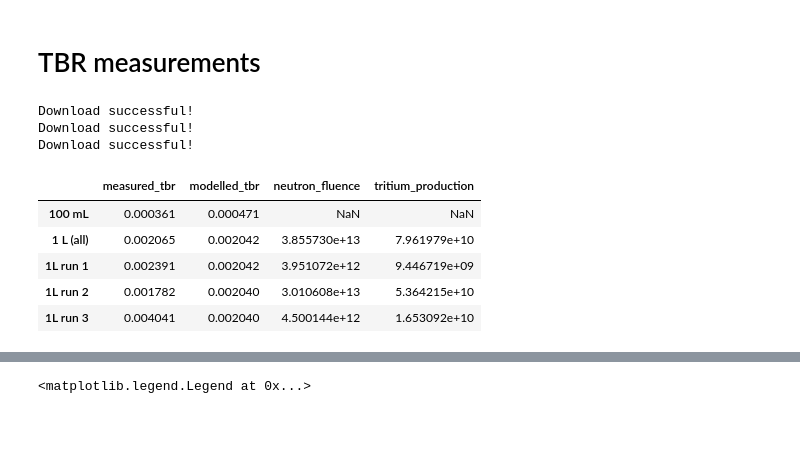
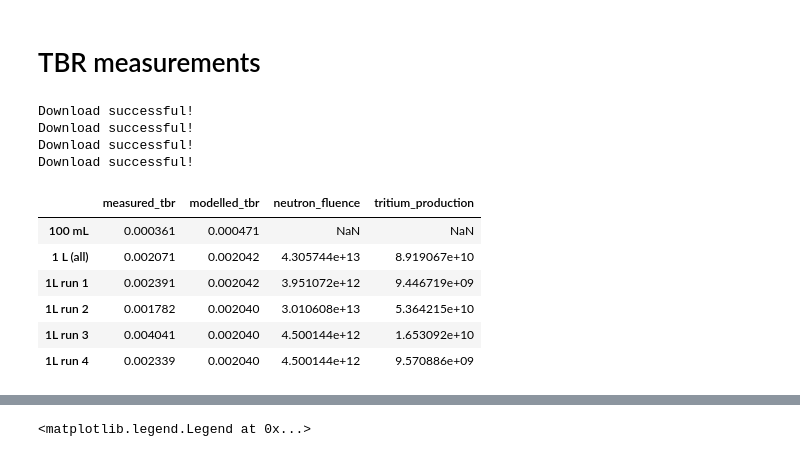
Before and after one commit to LIBRA-project/baby-1l-paper, a Jupyter notebook: main.ipynb, the cells around one changed output, grey strips where cells are left out. Cells and saved outputs as stored; diff of their text form; code cells hidden in the pictures; blank space fills up the shorter version.

```diff
--- a/main.ipynb
+++ b/main.ipynb
@@ -34,10 +34,14 @@ data_1l_run_2 = get_data(
 data_1l_run_3 = get_data(
     "https://raw.githubusercontent.com/LIBRA-project/BABY-1L-run-3/refs/heads/main/data/processed_data.json"
 )
+data_1l_run_4 = get_data(
+    "https://raw.githubusercontent.com/LIBRA-project/BABY-1L-run-4/refs/heads/main/data/processed_data.json"
+)
 # %% [output]
 Download successful!
 Download successful!
 Download successful!
+Download successful!
 # %%
 from libra_toolbox.tritium import ureg
 from libra_toolbox.tritium.model import activity_to_quantity
@@ -75,9 +79,7 @@ def get_total_tritium_prod(data) -> float:
 import numpy as np
 
 # Extract TBR data for 100 mL
-measured_tbr_100ml = np.mean(
-    list(tbr_data.values())
-)
+measured_tbr_100ml = np.mean(list(tbr_data.values()))
 
 modelled_tbr_1l = data_1l_run_1.get("modelled_TBR", {}).get("mean", None)
 
@@ -86,6 +88,7 @@ total_neutron_fluence_1l = sum(
         get_neutron_fluence(data_1l_run_1),
         get_neutron_fluence(data_1l_run_2),
         get_neutron_fluence(data_1l_run_3),
+        get_neutron_fluence(data_1l_run_4),
     ]
 )
 total_tritium_production_1l = sum(
@@ -93,6 +96,7 @@ total_tritium_production_1l = sum(
         get_total_tritium_prod(data_1l_run_1),
         get_total_tritium_prod(data_1l_run_2),
         get_total_tritium_prod(data_1l_run_3),
+        get_total_tritium_prod(data_1l_run_4),
     ]
 )
 
@@ -110,37 +114,44 @@ data_dict = {
         "measured_tbr": measured_tbr_1l,
         "modelled_tbr": modelled_tbr_1l,
         "neutron_fluence": total_neutron_fluence_1l,
-        "tritium_production": total_tritium_production_1l
+        "tritium_production": total_tritium_production_1l,
     },
     "1L run 1": {
         "measured_tbr": data_1l_run_1.get("measured_TBR", {}).get("value", None),
         "modelled_tbr": data_1l_run_1.get("modelled_TBR", {}).get("mean", None),
         "neutron_fluence": get_neutron_fluence(data_1l_run_1),
         "tritium_production": get_total_tritium_prod(data_1l_run_1),
     },
     "1L run 2": {
         "measured_tbr": data_1l_run_2.get("measured_TBR", {}).get("value", None),
         "modelled_tbr": data_1l_run_2.get("modelled_TBR", {}).get("mean", None),
         "neutron_fluence": get_neutron_fluence(data_1l_run_2),
         "tritium_production": get_total_tritium_prod(data_1l_run_2),
     },
     "1L run 3": {
         "measured_tbr": data_1l_run_3.get("measured_TBR", {}).get("value", None),
         "modelled_tbr": data_1l_run_3.get("modelled_TBR", {}).get("mean", None),
         "neutron_fluence": get_neutron_fluence(data_1l_run_3),
         "tritium_production": get_total_tritium_prod(data_1l_run_3),
     },
+    "1L run 4": {
+        "measured_tbr": data_1l_run_4.get("measured_TBR", {}).get("value", None),
+        "modelled_tbr": data_1l_run_4.get("modelled_TBR", {}).get("mean", None),
+        "neutron_fluence": get_neutron_fluence(data_1l_run_4),
+        "tritium_production": get_total_tritium_prod(data_1l_run_4),
+    },
 }
 
 # Create a DataFrame
-df_tbr = pd.DataFrame.from_dict(data_dict, orient='index')
+df_tbr = pd.DataFrame.from_dict(data_dict, orient="index")
 
 # Display the DataFrame
 display(df_tbr)
 # %% [output]
 |  | measured_tbr | modelled_tbr | neutron_fluence | tritium_production |
 | 100 mL | 0.000361 | 0.000471 | NaN | NaN |
-| 1 L (all) | 0.002065 | 0.002042 | 3.855730e+13 | 7.961979e+10 |
+| 1 L (all) | 0.002071 | 0.002042 | 4.305744e+13 | 8.919067e+10 |
 | 1L run 1 | 0.002391 | 0.002042 | 3.951072e+12 | 9.446719e+09 |
 | 1L run 2 | 0.001782 | 0.002040 | 3.010608e+13 | 5.364215e+10 |
 | 1L run 3 | 0.004041 | 0.002040 | 4.500144e+12 | 1.653092e+10 |
+| 1L run 4 | 0.002339 | 0.002040 | 4.500144e+12 | 9.570886e+09 |
```
Also changed, not shown: parts of 15 cells of this notebook, 1 other file.
